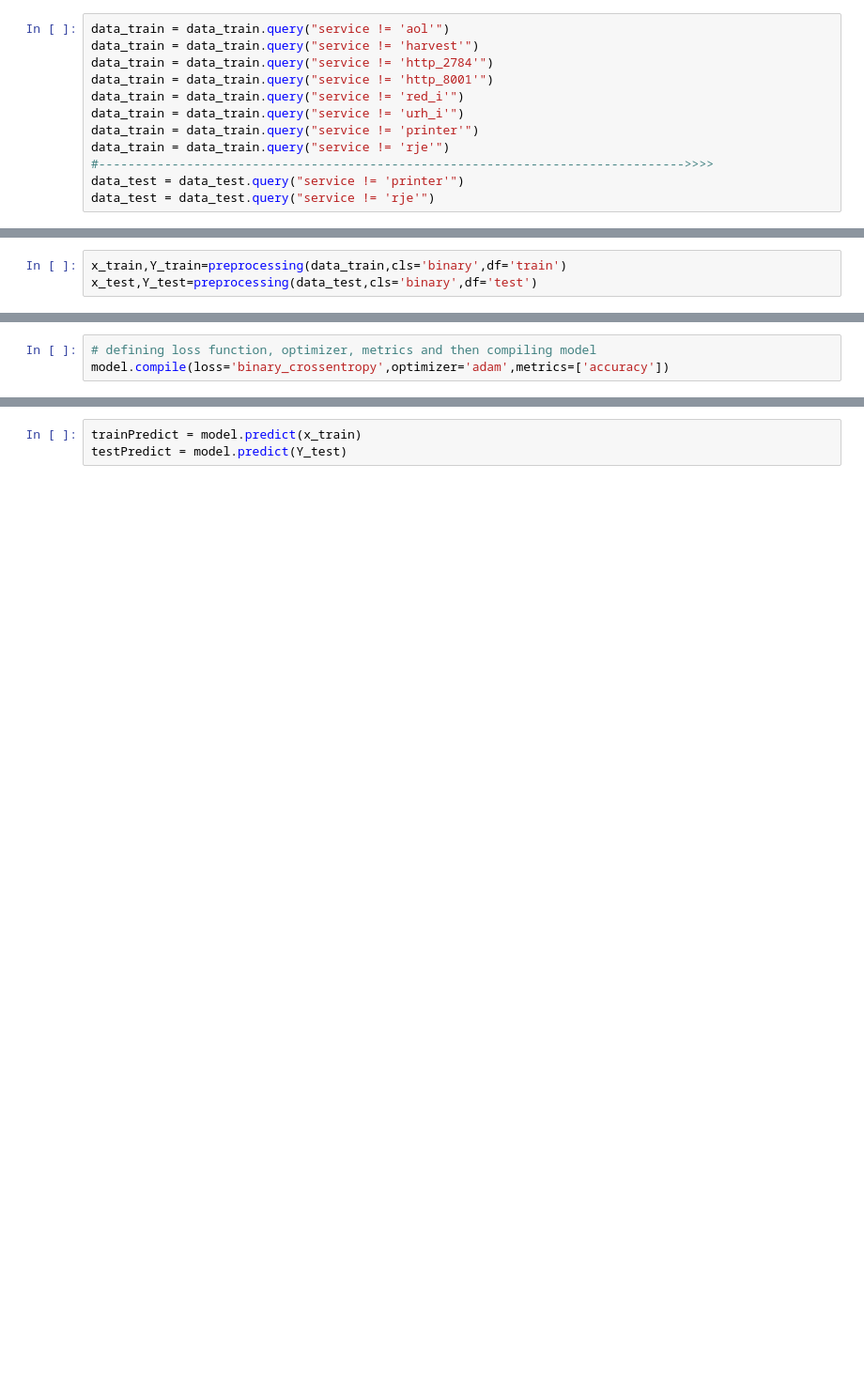
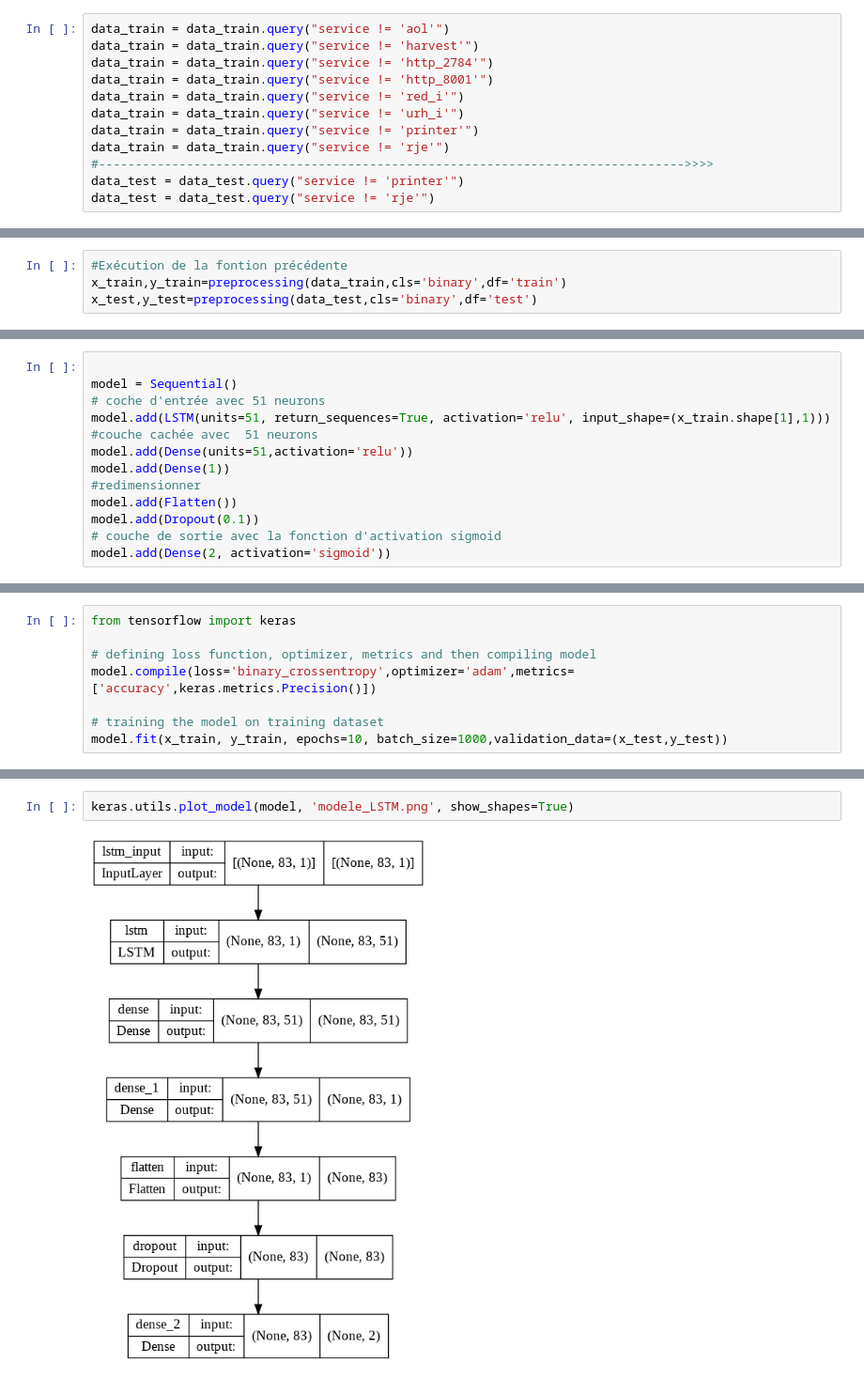
Before and after one commit to RafikaSaadouni/CNN-LSTM, a Jupyter notebook: LSTM.ipynb, the cells around one changed output, grey strips where cells are left out. Shown: that part at 94% size. Cells and saved outputs as stored; diff of their text form; blank space fills up the shorter version.

```diff
--- a/LSTM.ipynb
+++ b/LSTM.ipynb
@@ -128,6 +135,7 @@ def preprocessing(data,cls,df):
 # %%
-x_train,Y_train=preprocessing(data_train,cls='binary',df='train')
-x_test,Y_test=preprocessing(data_test,cls='binary',df='test')
+#Exécution de la fontion précédente
+x_train,y_train=preprocessing(data_train,cls='binary',df='train')
+x_test,y_test=preprocessing(data_test,cls='binary',df='test')
 # %%
 x_train = np.reshape(x_train, (x_train.shape[0], x_train.shape[1], 1))
 x_train.shape
@@ -144,0 +151,13 @@ model.add(Dense(1, activation='sigmoid'))
+# %%
+
+model = Sequential()
+# coche d'entrée avec 51 neurons
+model.add(LSTM(units=51, return_sequences=True, activation='relu', input_shape=(x_train.shape[1],1)))
+#couche cachée avec  51 neurons
+model.add(Dense(units=51,activation='relu'))
+model.add(Dense(1))
+#redimensionner
+model.add(Flatten())
+model.add(Dropout(0.1))
+# couche de sortie avec la fonction d'activation sigmoid
+model.add(Dense(2, activation='sigmoid'))
@@ -145,3 +189,8 @@ model.add(Dense(1, activation='sigmoid'))
 # %%
+from tensorflow import keras
+
 # defining loss function, optimizer, metrics and then compiling model
-model.compile(loss='binary_crossentropy',optimizer='adam',metrics=['accuracy'])
+model.compile(loss='binary_crossentropy',optimizer='adam',metrics=['accuracy',keras.metrics.Precision()])
+
+# training the model on training dataset
+model.fit(x_train, y_train, epochs=10, batch_size=1000,validation_data=(x_test,y_test))
@@ -148,3 +219,4 @@ model.compile(loss='binary_crossentropy',optimizer='adam',metrics=['accuracy'])
-# %%
-trainPredict = model.predict(x_train)
-testPredict = model.predict(Y_test)
+# %%
+keras.utils.plot_model(model, 'modele_LSTM.png', show_shapes=True)
+# %% [output]
+[figure, added]
```
Also changed, not shown: parts of 19 cells of this notebook.
